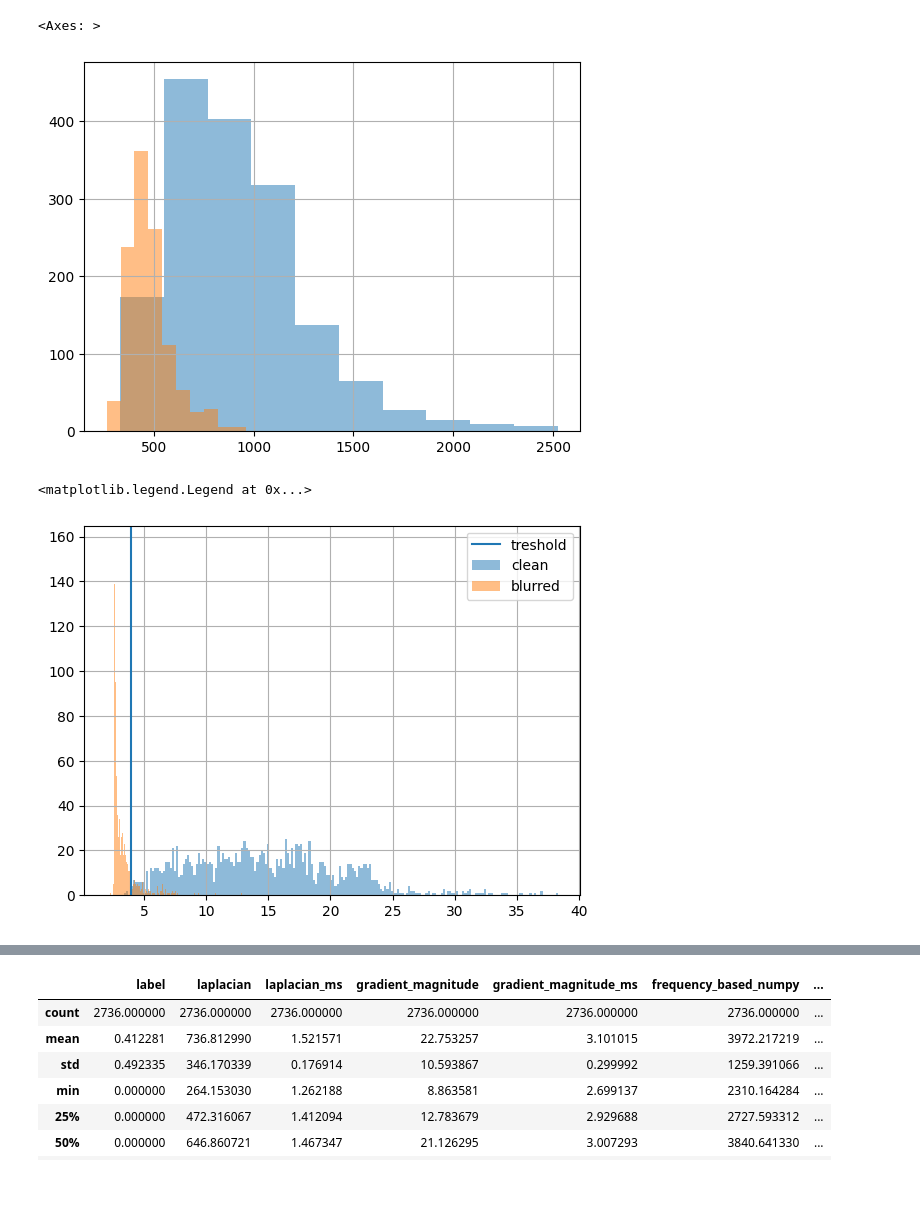
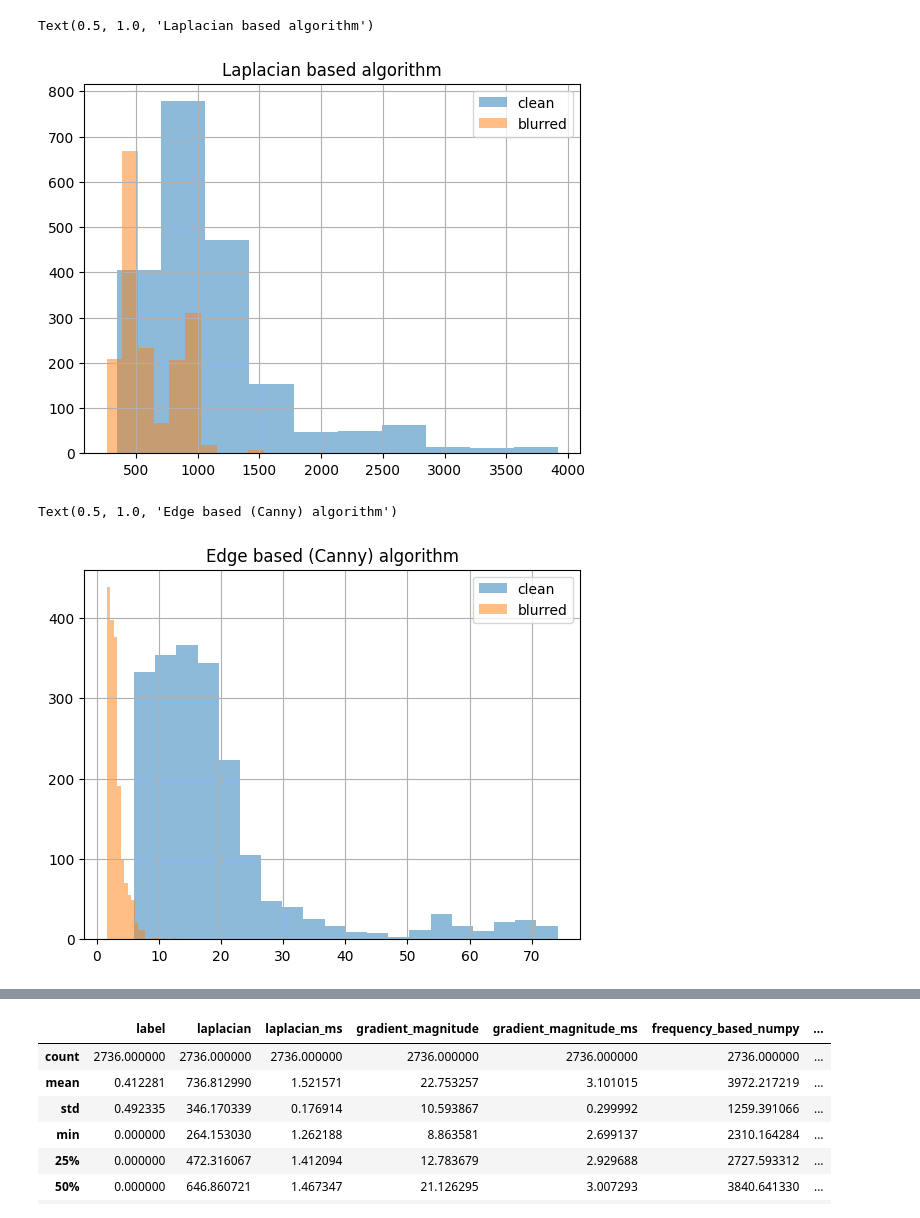
Before and after one commit to Bleaff/BlurDetectionImplementation, a Jupyter notebook: research.ipynb, the cells around one changed output, grey strips where cells are left out. Saved outputs shown, nothing was run; the diff lists cells and outputs as text; code cells hidden in the pictures; blank space fills up the shorter version.

```diff
--- a/research.ipynb
+++ b/research.ipynb
@@ -34,6 +21,6 @@ please provide us feedback at https://github.com/pandas-dev/pandas/issues/54466
 # %%
-blurred_folder = "fin_dataset_last/blur/train"
-not_blurred_folder = "fin_dataset_last/clear/train"
+blurred_folder = "fin_dataset_last/blur/all"
+not_blurred_folder = "fin_dataset_last/clear/all"
 output_csv_path = "results.csv"
 # %%
 data = [{'path': os.path.join(blurred_folder, img), 'label': 1} for img in os.listdir(blurred_folder)]
@@ -128,19 +117,19 @@ df[df['label'] == 1]['gradient_magnitude'].hist(alpha=0.5)
 # %%
 df[df['label'] == 0]['laplacian'].hist(alpha=0.5)
 df[df['label'] == 1]['laplacian'].hist(alpha=0.5)
+plt.legend(['clean',  'blurred'])
+plt.title('Laplacian based algorithm')
 # %% [output]
-<Axes: >
+Text(0.5, 1.0, 'Laplacian based algorithm')
-[figure, old version]
+[figure, new version]
 # %%
-df[df['label'] == 0]['edge_based'].hist(grid=True, alpha=0.5, bins=200)
-
-df[df['label'] == 1]['edge_based'].hist(grid=True, alpha=0.5, bins=200)
-
-plt.axvline(4)
-plt.legend(['treshold', 'clean',  'blurred'])
+df[df['label'] == 0]['edge_based'].hist(grid=True, alpha=0.5, bins=20)
+df[df['label'] == 1]['edge_based'].hist(grid=True, alpha=0.5, bins=20)
+plt.legend(['clean',  'blurred'])
+plt.title('Edge based (Canny) algorithm')
 # %% [output]
-<matplotlib.legend.Legend at 0x...>
+Text(0.5, 1.0, 'Edge based (Canny) algorithm')
-[figure, old version]
+[figure, new version]
 # %%
 
 import shutil
```
Also changed, not shown: parts of 12 cells of this notebook, 11 other files.
